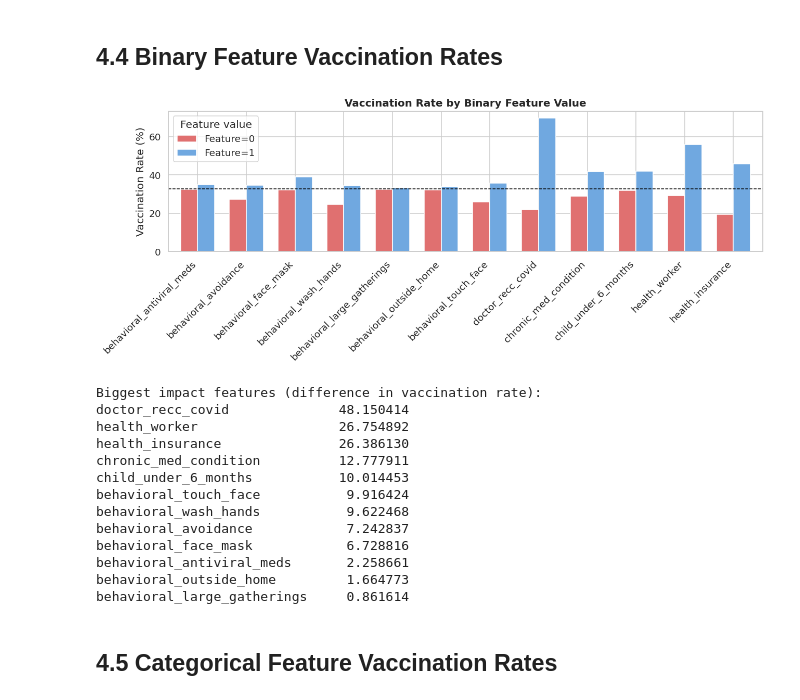
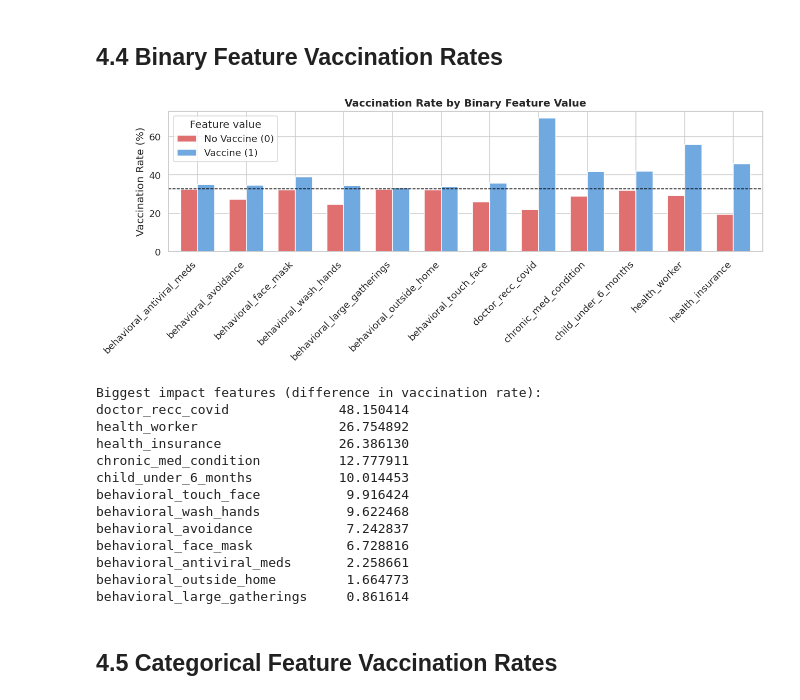
Before and after one commit to UH-GROUP-X/Hackathon26, a Jupyter notebook: UH_GROUP_X.ipynb, the cells around one changed output. Cells and saved outputs as stored; diff of their text form; code cells hidden in the pictures.

```diff
--- a/UH_GROUP_X.ipynb
+++ b/UH_GROUP_X.ipynb
@@ -336,36 +337,44 @@ plt.show()
 # %% [markdown]
 ## 4.4 Binary Feature Vaccination Rates
 # %%
+# To visualize the distribution of vaccine and no vaccine rate based on binary features.
 binary_cols = [ 'behavioral_antiviral_meds', 'behavioral_avoidance', 'behavioral_face_mask',
                 'behavioral_wash_hands', 'behavioral_large_gatherings', 'behavioral_outside_home',
                 'behavioral_touch_face', 'doctor_recc_covid', 'chronic_med_condition',
                 'child_under_6_months', 'health_worker', 'health_insurance']
 
 # Vaccination rate when feature = 1 vs 0
 rates = {}
 for col in binary_cols:
+    # Calculate the mean of the TARGET_COL (covid_vaccine) where the binary feature is 0.
+    # This gives the vaccination rate when the feature is absent/false.
     r0 = train_raw[train_raw[col] == 0][TARGET_COL].mean()
+    # Calculate the mean of the TARGET_COL (covid_vaccine) where the binary feature is 1.
+    # This gives the vaccination rate when the feature is present/true.
     r1 = train_raw[train_raw[col] == 1][TARGET_COL].mean()
     rates[col] = {'Feature=0': r0, 'Feature=1': r1}
 
 rates_df = pd.DataFrame(rates).T * 100
 
 fig, ax = plt.subplots(figsize=(12, 5))
 rates_df.plot(kind='bar', ax=ax, color=['#e07070', '#70a8e0'], width=0.7)
 ax.set_ylabel('Vaccination Rate (%)')
 ax.set_title('Vaccination Rate by Binary Feature Value', fontweight='bold')
 ax.set_xticklabels(ax.get_xticklabels(), rotation=45, ha='right')
-ax.legend(title='Feature value')
+ax.legend(title='Feature value', labels=['No Vaccine (0)', 'Vaccine (1)'])
+# Add a horizontal line for the overall average vaccination rate.
 ax.axhline(train_raw[TARGET_COL].mean()*100, color='black',
            linestyle='--', linewidth=1, label='Overall average')
 plt.tight_layout()
 plt.show()
 
 print('Biggest impact features (difference in vaccination rate):')
+# Calculate the absolute difference in vaccination rates between Feature=1 and Feature=0.
 rates_df['diff'] = (rates_df['Feature=1'] - rates_df['Feature=0']).abs()
+# Print features sorted by the absolute difference in vaccination rates.
 print(rates_df['diff'].sort_values(ascending=False).to_string())
 # %% [output]
-[figure, old version]
+[figure, new version]
 Biggest impact features (difference in vaccination rate):
 doctor_recc_covid              48.150414
 health_worker                  26.754892
```
Also changed, not shown: parts of 46 cells of this notebook.
